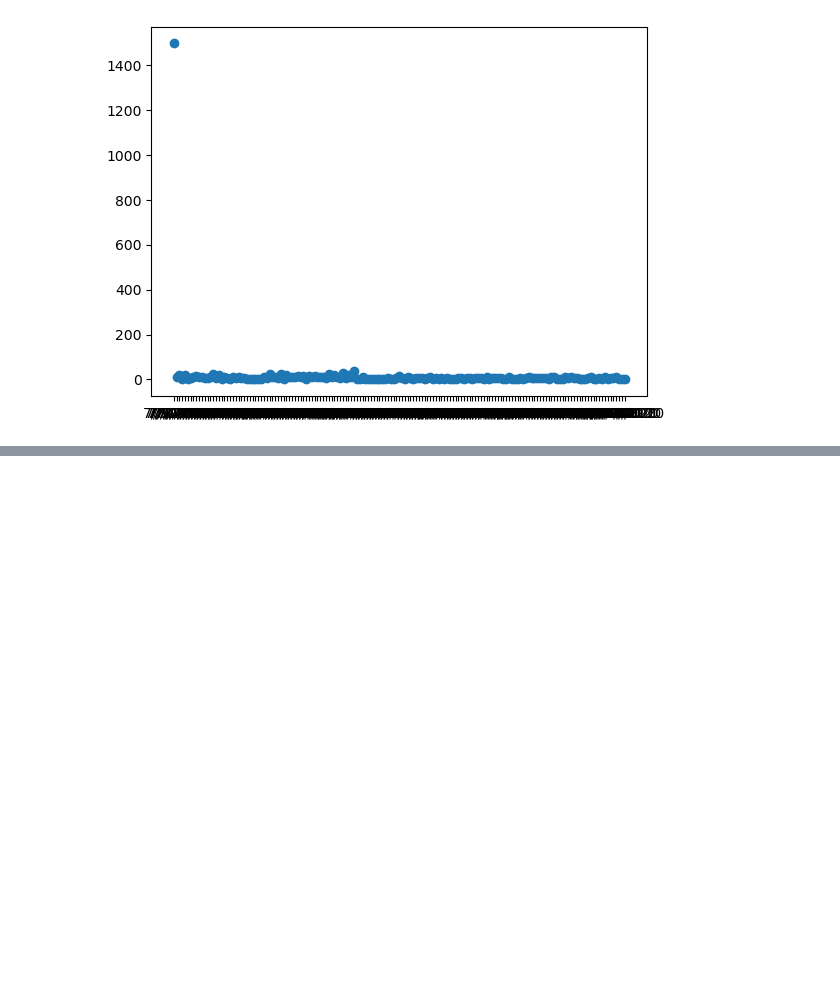
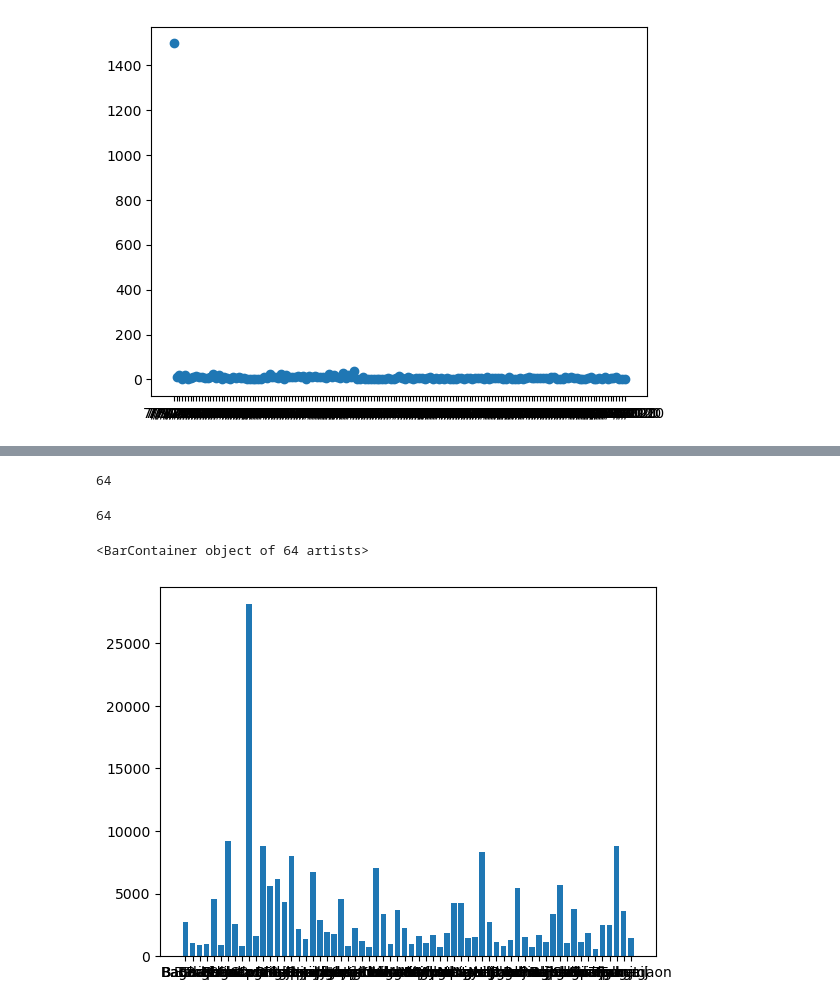
Before and after one commit to MProtik/AI-Powered-covid-Risk-Assessment-and-Healthcare-Navigation-Project, a Jupyter notebook: covid19 python.ipynb, the cells around one changed output, grey strips where cells are left out. Drawn from its saved outputs; the diff is of its cells as text; code cells hidden in the pictures; blank space fills up the shorter version.

```diff
--- a/covid19 python.ipynb
+++ b/covid19 python.ipynb
@@ -156,0 +173,2 @@ plt.scatter(dates, values)
+# %%
+city = list(df["District-City"])
@@ -156,0 +195,15 @@ plt.scatter(dates, values)
+# %%
+total = list(df["Total Cases in District"])
+# %%
+len(total)
+# %% [output]
+64
+# %%
+len(city)
+# %% [output]
+64
+# %%
+plt.bar(city, total)
+# %% [output]
+<BarContainer object of 64 artists>
+[figure, added]
```
Also changed, not shown: parts of 10 cells of this notebook, 25 other files.
